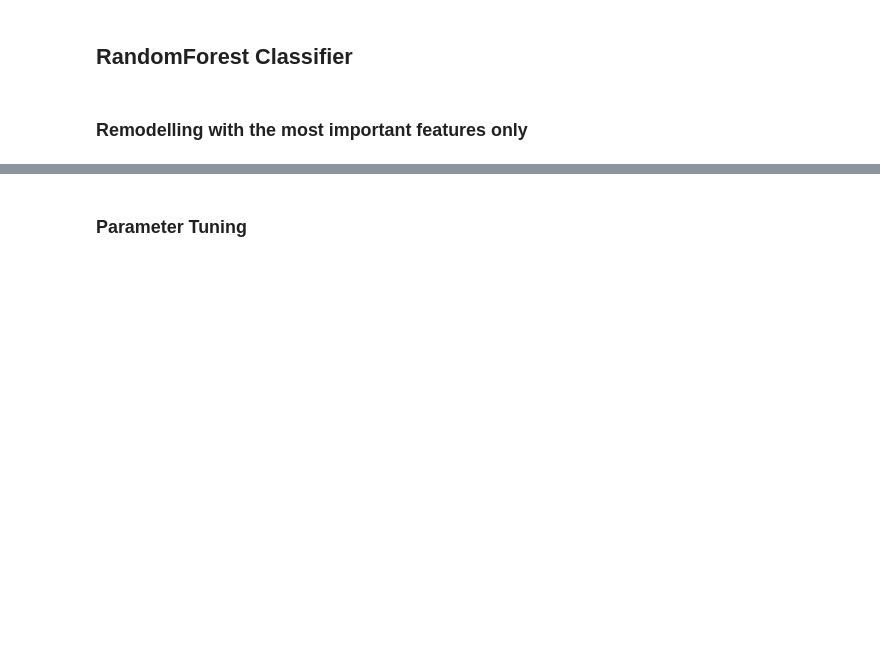
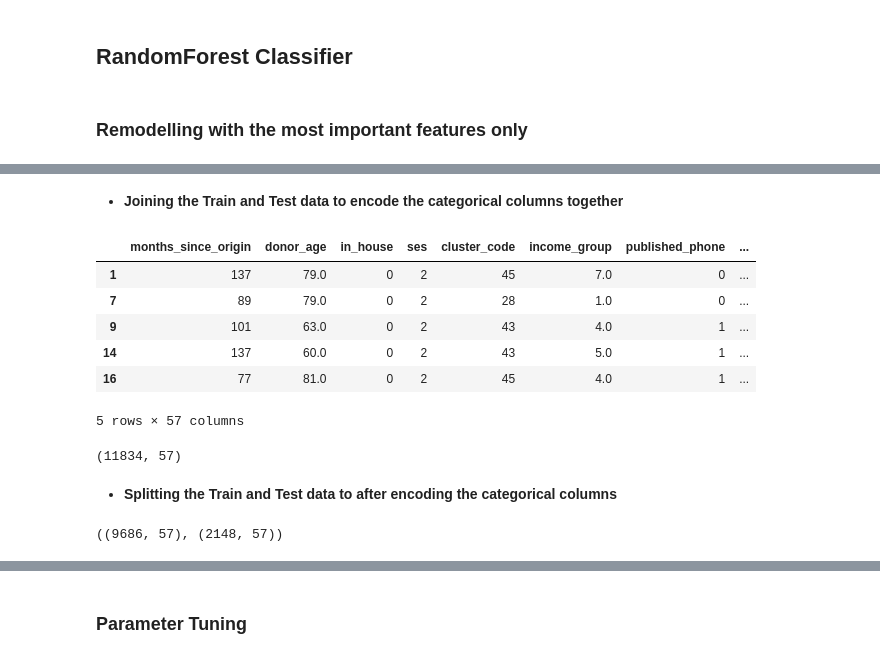
Before and after one commit to jindukwentua/Applying-Machine-Learning-to-Charity-donations, a Jupyter notebook: notebook/classification_model.ipynb, the cells around one changed output, grey strips where cells are left out. Cells and saved outputs as stored; diff of their text form; code cells hidden in the pictures; blank space fills up the shorter version.

```diff
--- a/notebook/classification_model.ipynb
+++ b/notebook/classification_model.ipynb
@@ -647,0 +651,26 @@ array([[4329,    7],
+# %%
+# Selecting the independent variables and the target variable
+#
+y = train_data_under_sampled['donated']
+X = train_data_under_sampled.drop('donated', axis = 1)
+# %% [markdown]
+* **Joining the Train and Test data to encode the categorical columns together**
+# %%
+total_data = pd.concat([X, test_data])
+# %%
+
+total_data=pd.get_dummies(total_data,drop_first=True)
+# %%
+total_data.head()
+# %% [output]
+|  | months_since_origin | donor_age | in_house | ses | cluster_code | income_group | published_phone | ... |
+| 1 | 137 | 79.0 | 0 | 2 | 45 | 7.0 | 0 | ... |
+| 7 | 89 | 79.0 | 0 | 2 | 28 | 1.0 | 0 | ... |
+| 9 | 101 | 63.0 | 0 | 2 | 43 | 4.0 | 1 | ... |
+| 14 | 137 | 60.0 | 0 | 2 | 43 | 5.0 | 1 | ... |
+| 16 | 77 | 81.0 | 0 | 2 | 45 | 4.0 | 1 | ... |
+5 rows × 57 columns
+# %%
+total_data.shape
+# %% [output]
+(11834, 57)
@@ -647,0 +690,2 @@ array([[4329,    7],
+# %% [markdown]
+* **Splitting the Train and Test data to after encoding the categorical columns**
@@ -647,0 +698,6 @@ array([[4329,    7],
+# %%
+X_train_cat_encoded =  total_data.iloc[:9686]
+X_test_cat_encoded =  total_data.iloc[9686:]
+X_train_cat_encoded.shape, X_test_cat_encoded.shape
+# %% [output]
+((9686, 57), (2148, 57))
```
Also changed, not shown: parts of 19 cells of this notebook, 3 other files.
